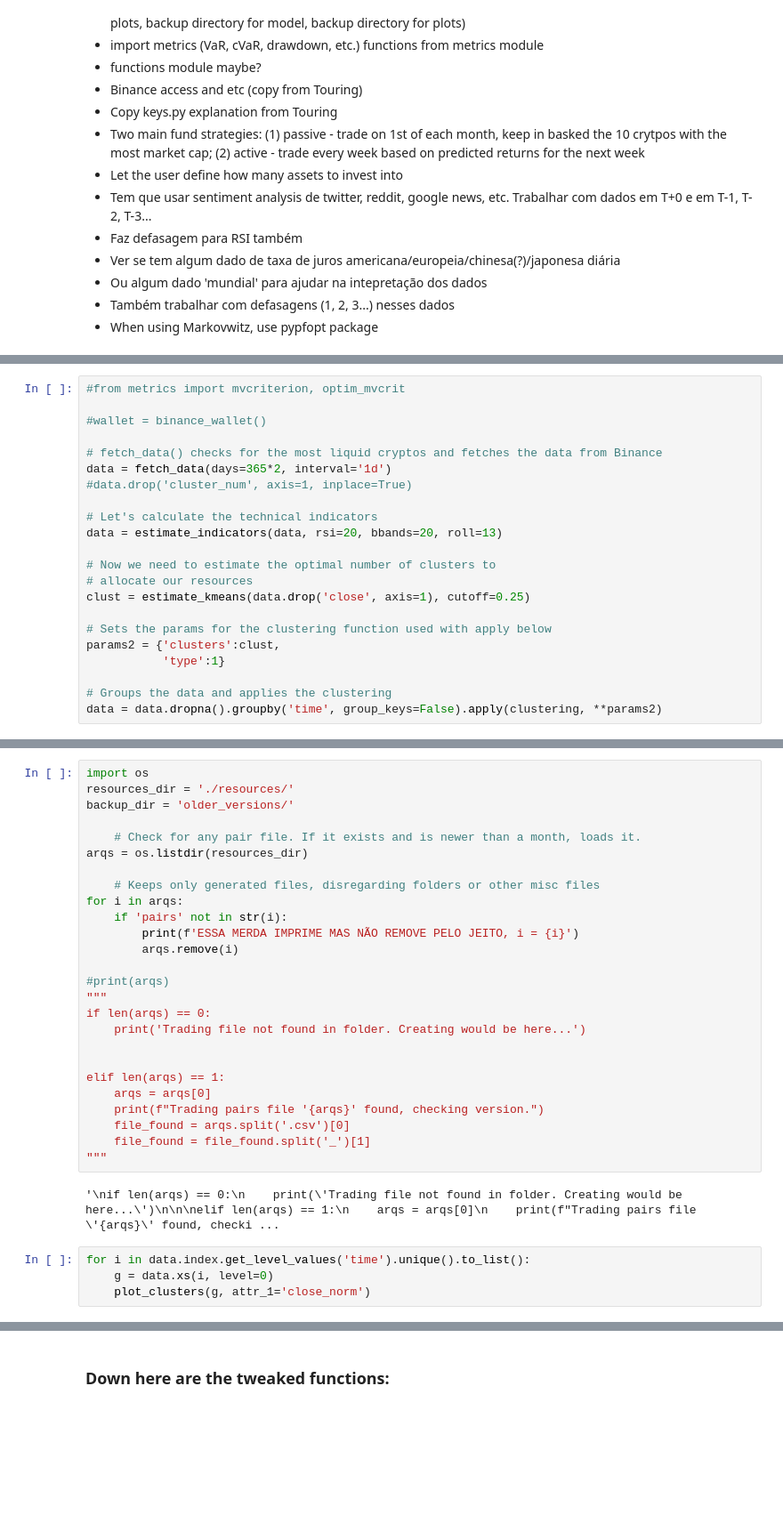
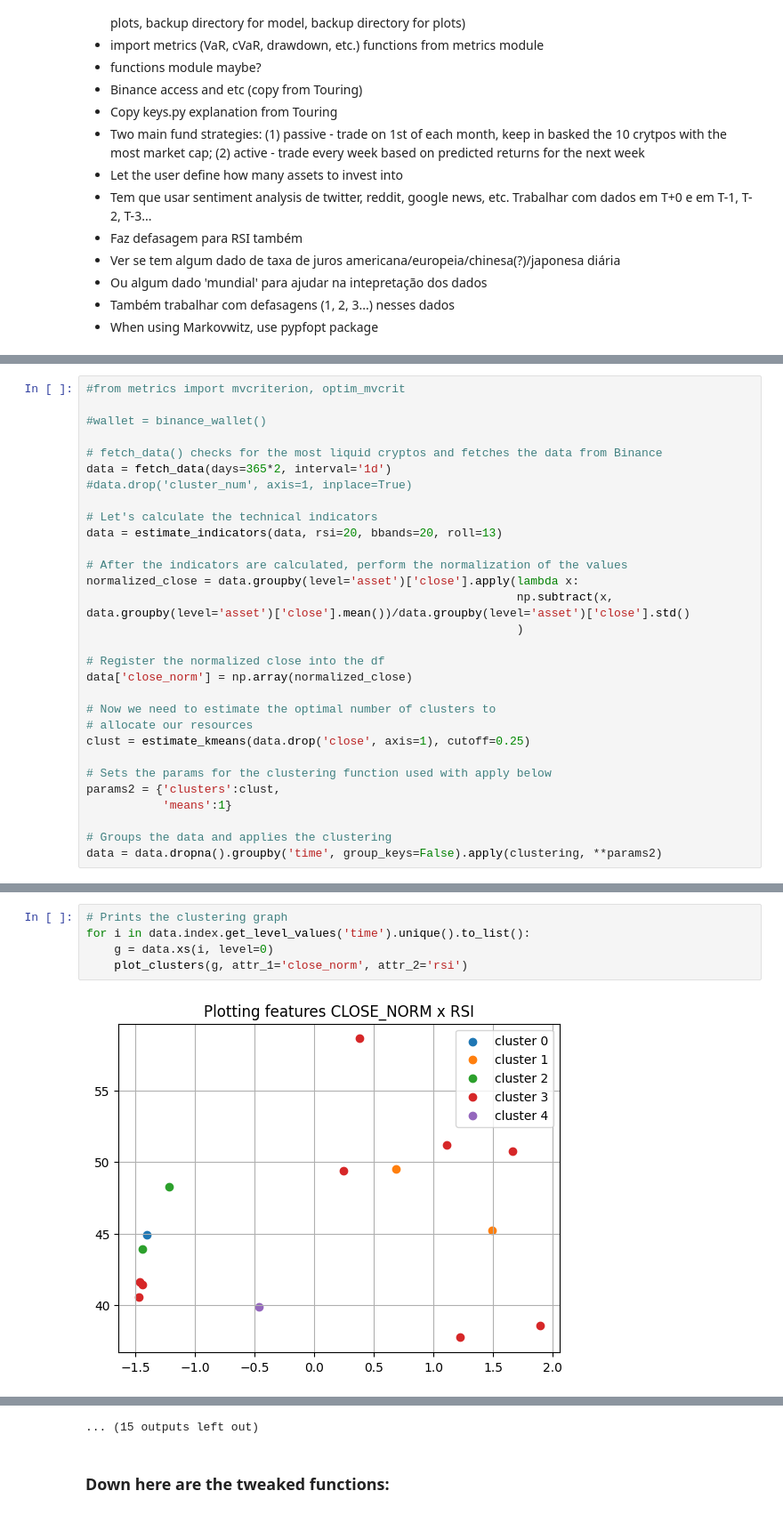
Before and after one commit to CarecaRS/CryptoFund, a Jupyter notebook: fund.ipynb, the cells around one changed output, grey strips where cells are left out. Shown: that part at 89% size. Saved outputs shown, nothing was run; the diff lists cells and outputs as text; blank space fills up the shorter version.

Commit message:
Revised functions, normalizing close values, still trouble in clustering

```diff
--- a/fund.ipynb
+++ b/fund.ipynb
@@ -38,13 +38,21 @@ data = fetch_data(days=365*2, interval='1d')
 # Let's calculate the technical indicators
 data = estimate_indicators(data, rsi=20, bbands=20, roll=13)
 
+# After the indicators are calculated, perform the normalization of the values
+normalized_close = data.groupby(level='asset')['close'].apply(lambda x:
+                                                              np.subtract(x, data.groupby(level='asset')['close'].mean())/data.groupby(level='asset')['close'].std()
+                                                              )
+
+# Register the normalized close into the df
+data['close_norm'] = np.array(normalized_close)
+
 # Now we need to estimate the optimal number of clusters to
 # allocate our resources
 clust = estimate_kmeans(data.drop('close', axis=1), cutoff=0.25)
 
 # Sets the params for the clustering function used with apply below
 params2 = {'clusters':clust,
-           'type':1}
+           'means':1}
 
 # Groups the data and applies the clustering
 data = data.dropna().groupby('time', group_keys=False).apply(clustering, **params2)
@@ -68,32 +84,7 @@ clustering(data, clusters=clust)
-# %%
-import os
-resources_dir = './resources/'
-backup_dir = 'older_versions/'
-
-    # Check for any pair file. If it exists and is newer than a month, loads it.
-arqs = os.listdir(resources_dir)
-
-    # Keeps only generated files, disregarding folders or other misc files
-for i in arqs:
-    if 'pairs' not in str(i):
-        print(f'ESSA MERDA IMPRIME MAS NÃO REMOVE PELO JEITO, i = {i}')
-        arqs.remove(i)
-
-#print(arqs)
-"""
-if len(arqs) == 0:
-    print('Trading file not found in folder. Creating would be here...')
-
-
-elif len(arqs) == 1:
-    arqs = arqs[0]
-    print(f"Trading pairs file '{arqs}' found, checking version.")
-    file_found = arqs.split('.csv')[0]
-    file_found = file_found.split('_')[1]
-"""
-# %% [output]
-'\nif len(arqs) == 0:\n    print(\'Trading file not found in folder. Creating would be here...\')\n\n\nelif len(arqs) == 1:\n    arqs = arqs[0]\n    print(f"Trading pairs file \'{arqs}\' found, checki ...
 # %%
+# Prints the clustering graph
 for i in data.index.get_level_values('time').unique().to_list():
     g = data.xs(i, level=0)
-    plot_clusters(g, attr_1='close_norm')
+    plot_clusters(g, attr_1='close_norm', attr_2='rsi')
+# %% [output]
+[figure, added]
@@ -100,3 +102,4 @@ for i in data.index.get_level_values('time').unique().to_list():
+... (15 outputs left out)
 # %% [markdown]
 ### Down here are the tweaked functions:
 # %%
```
Also changed, not shown: parts of 9 cells of this notebook.
